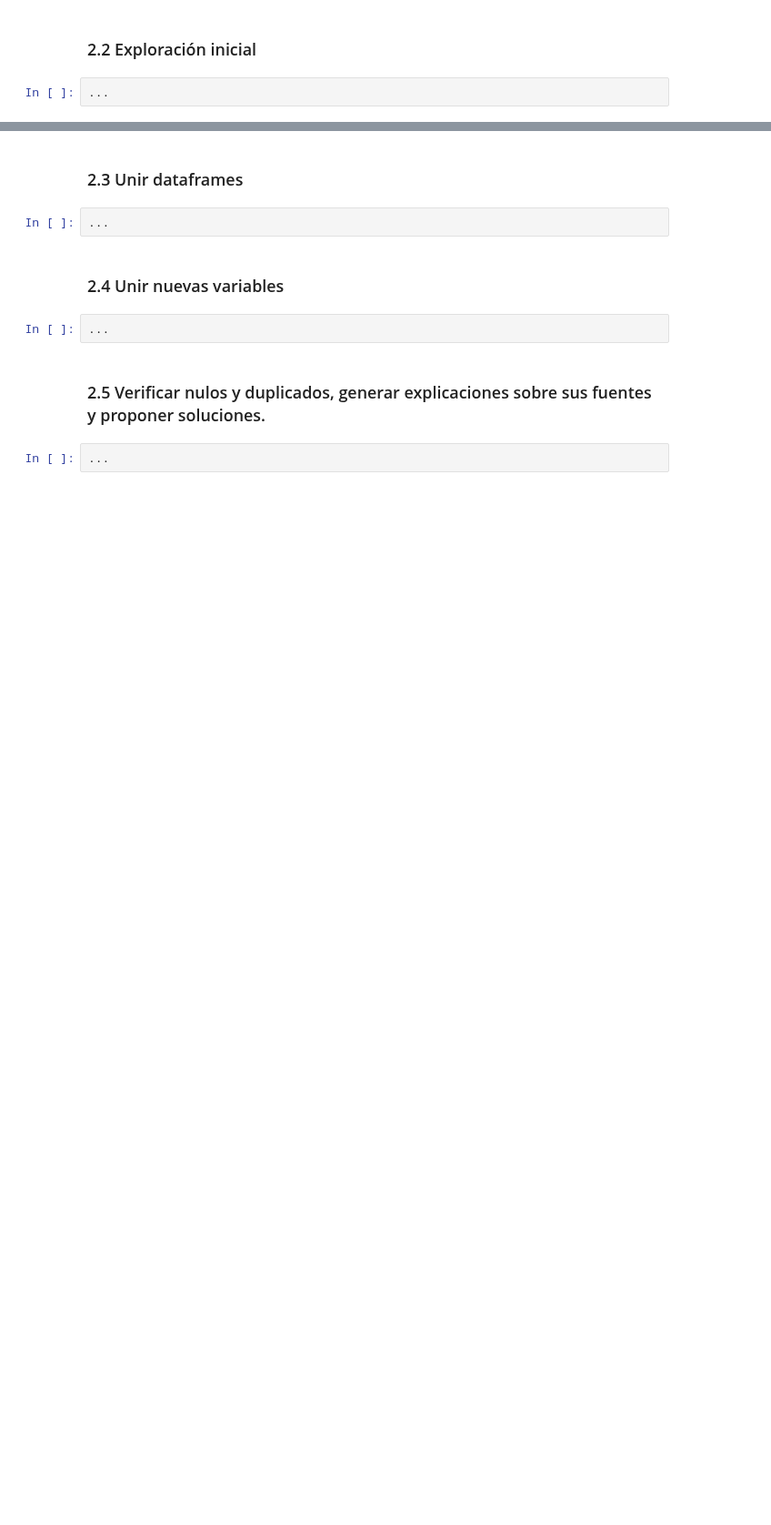
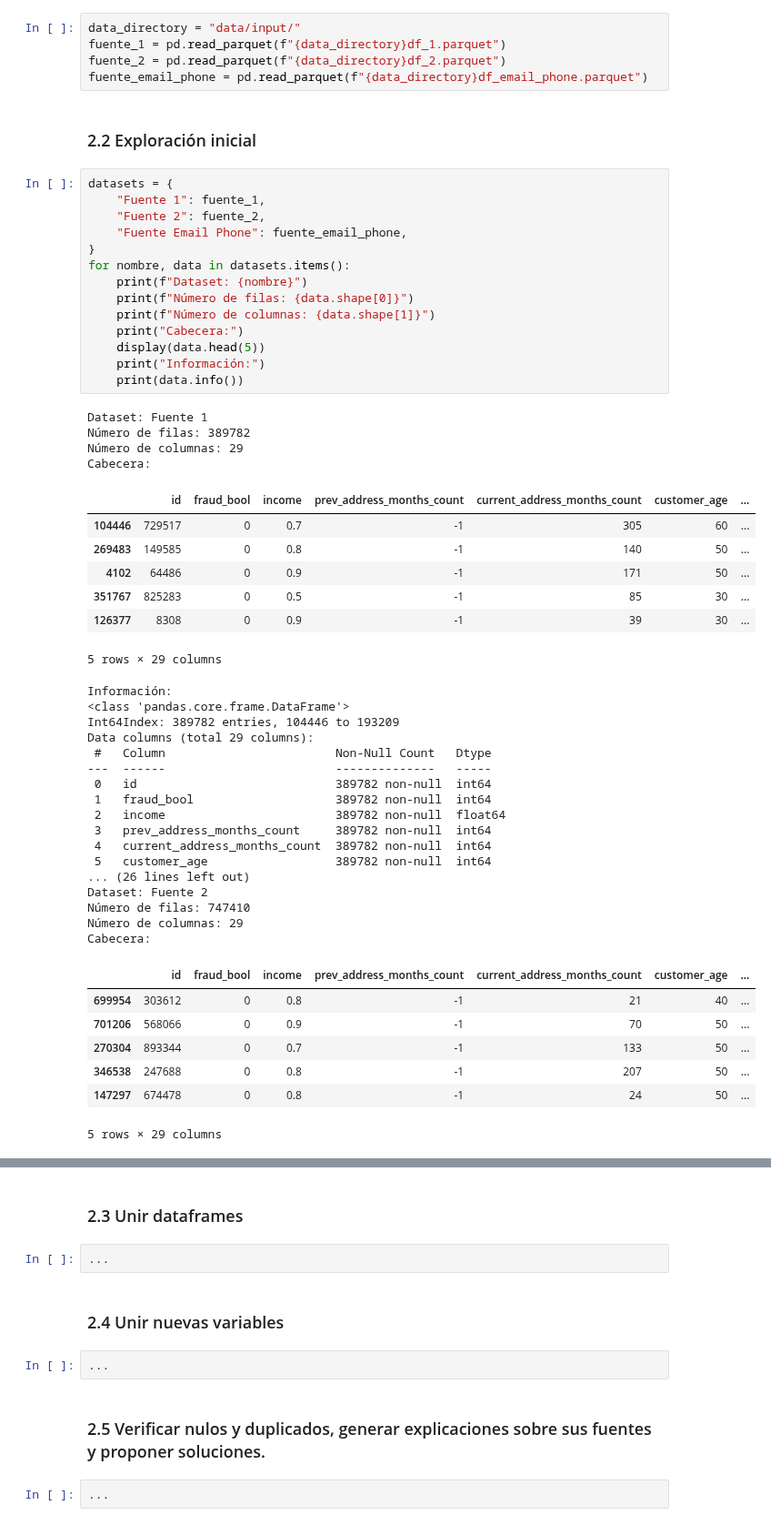
Before and after one commit to johnny-godoy/laboratorios-mds, a Jupyter notebook: 2023/proyecto/enunciado.ipynb, the cells around one changed output, grey strips where cells are left out. Shown at 91% size. Drawn from its saved outputs; the diff is of its cells as text; blank space fills up the shorter version.

```diff
--- a/2023/proyecto/enunciado.ipynb
+++ b/2023/proyecto/enunciado.ipynb
@@ -109,4 +116,57 @@ Dicho esto, para este punto se le solicita:
+# %%
+data_directory = "data/input/"
+fuente_1 = pd.read_parquet(f"{data_directory}df_1.parquet")
+fuente_2 = pd.read_parquet(f"{data_directory}df_2.parquet")
+fuente_email_phone = pd.read_parquet(f"{data_directory}df_email_phone.parquet")
 # %% [markdown]
 ### 2.2 Exploración inicial
-# %%
-...
+# %%
+datasets = {
+    "Fuente 1": fuente_1,
+    "Fuente 2": fuente_2,
+    "Fuente Email Phone": fuente_email_phone,
+}
+for nombre, data in datasets.items():
+    print(f"Dataset: {nombre}")
+    print(f"Número de filas: {data.shape[0]}")
+    print(f"Número de columnas: {data.shape[1]}")
+    print("Cabecera:")
+    display(data.head(5))
+    print("Información:")
+    print(data.info())
+# %% [output]
+Dataset: Fuente 1
+Número de filas: 389782
+Número de columnas: 29
+Cabecera:
+|  | id | fraud_bool | income | prev_address_months_count | current_address_months_count | customer_age | ... |
+| 104446 | 729517 | 0 | 0.7 | -1 | 305 | 60 | ... |
+| 269483 | 149585 | 0 | 0.8 | -1 | 140 | 50 | ... |
+| 4102 | 64486 | 0 | 0.9 | -1 | 171 | 50 | ... |
+| 351767 | 825283 | 0 | 0.5 | -1 | 85 | 30 | ... |
+| 126377 | 8308 | 0 | 0.9 | -1 | 39 | 30 | ... |
+5 rows × 29 columns
+Información:
+<class 'pandas.core.frame.DataFrame'>
+Int64Index: 389782 entries, 104446 to 193209
+Data columns (total 29 columns):
+ #   Column                        Non-Null Count   Dtype
+---  ------                        --------------   -----
+ 0   id                            389782 non-null  int64
+ 1   fraud_bool                    389782 non-null  int64
+ 2   income                        389782 non-null  float64
+ 3   prev_address_months_count     389782 non-null  int64
+ 4   current_address_months_count  389782 non-null  int64
+ 5   customer_age                  389782 non-null  int64
+... (26 lines left out)
+Dataset: Fuente 2
+Número de filas: 747410
+Número de columnas: 29
+Cabecera:
+|  | id | fraud_bool | income | prev_address_months_count | current_address_months_count | customer_age | ... |
+| 699954 | 303612 | 0 | 0.8 | -1 | 21 | 40 | ... |
+| 701206 | 568066 | 0 | 0.9 | -1 | 70 | 50 | ... |
+| 270304 | 893344 | 0 | 0.7 | -1 | 133 | 50 | ... |
+| 346538 | 247688 | 0 | 0.8 | -1 | 207 | 50 | ... |
+| 147297 | 674478 | 0 | 0.8 | -1 | 24 | 50 | ... |
+5 rows × 29 columns
```
Also changed, not shown: parts of 4 cells of this notebook, 1 other file.
